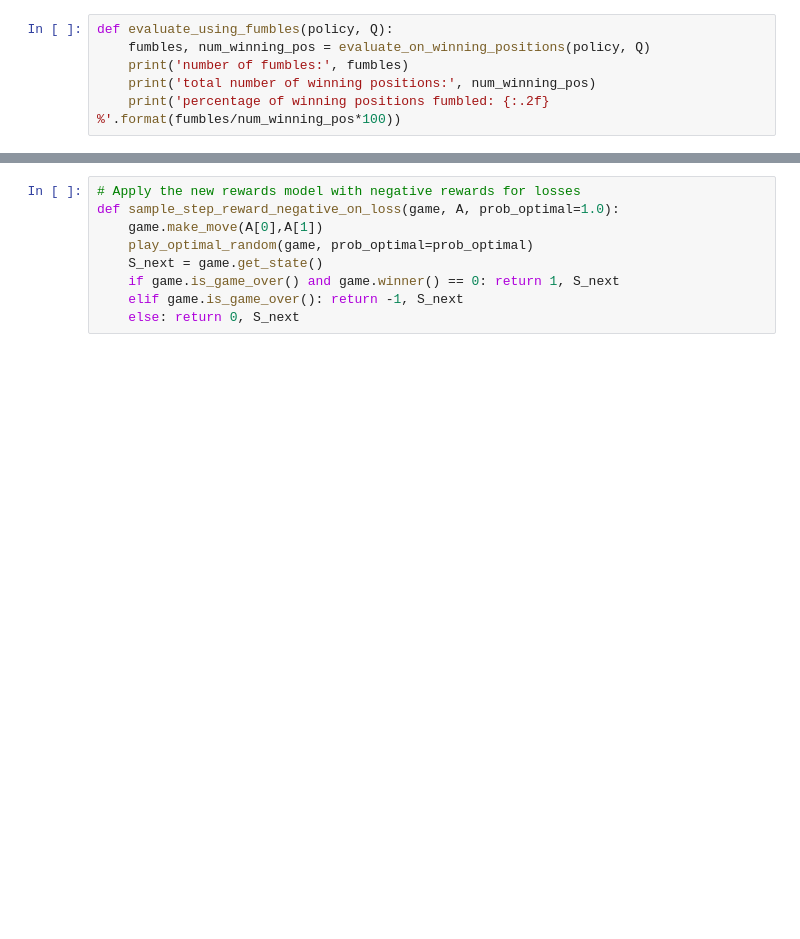
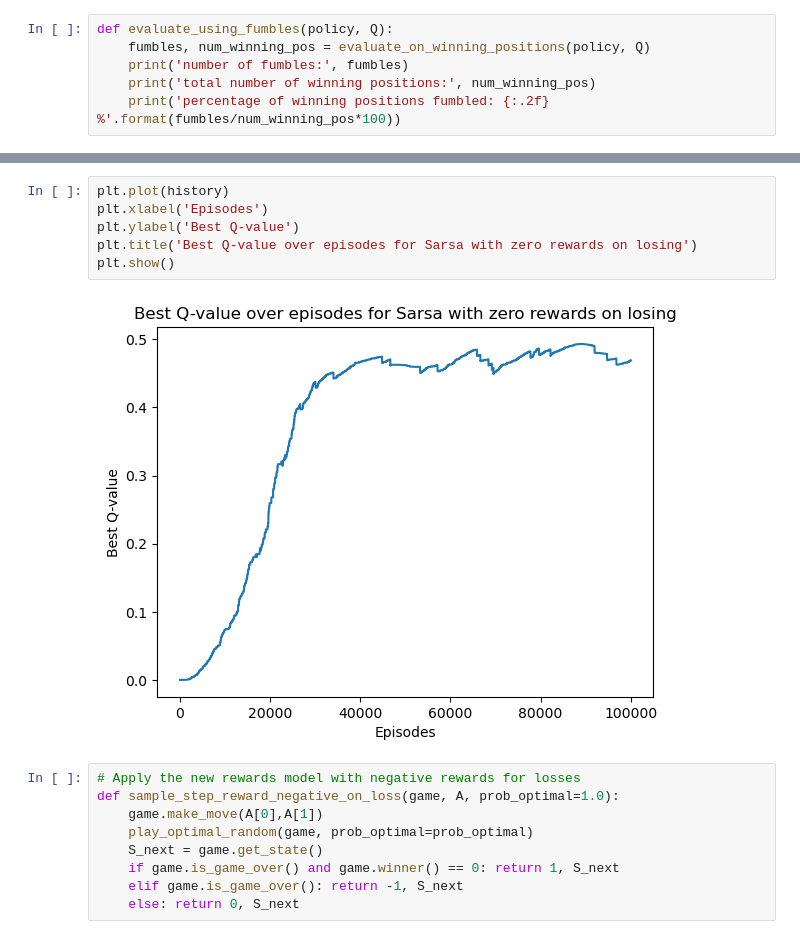
Before and after one commit to s0han24/tabular_rl_methods, a Jupyter notebook: nim_TD.ipynb, the cells around one changed output, grey strips where cells are left out. Cells and saved outputs as stored; diff of their text form; blank space fills up the shorter version.

```diff
--- a/nim_TD.ipynb
+++ b/nim_TD.ipynb
@@ -306,3 +314,11 @@ percentage of winning positions fumbled: 65.09 %
+# %%
+plt.plot(history)
+plt.xlabel('Episodes')
+plt.ylabel('Best Q-value')
+plt.title('Best Q-value over episodes for Sarsa with zero rewards on losing')
+plt.show()
+# %% [output]
+[figure, added]
 # %%
 # Apply the new rewards model with negative rewards for losses
 def sample_step_reward_negative_on_loss(game, A, prob_optimal=1.0):
```
Also changed, not shown: parts of 56 cells of this notebook.
